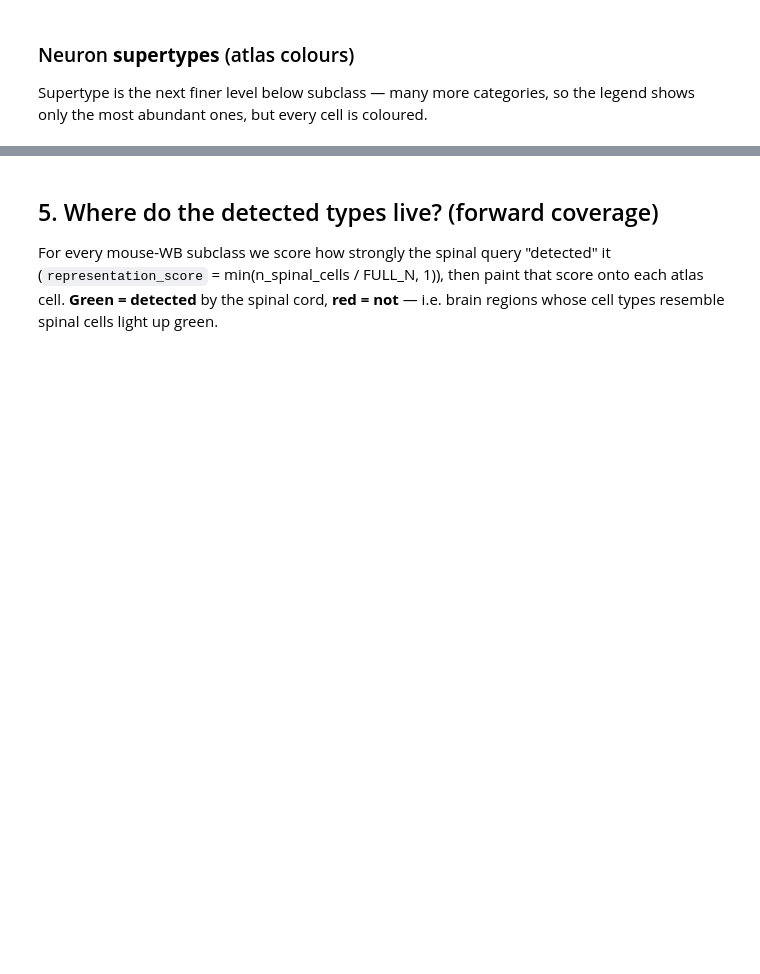
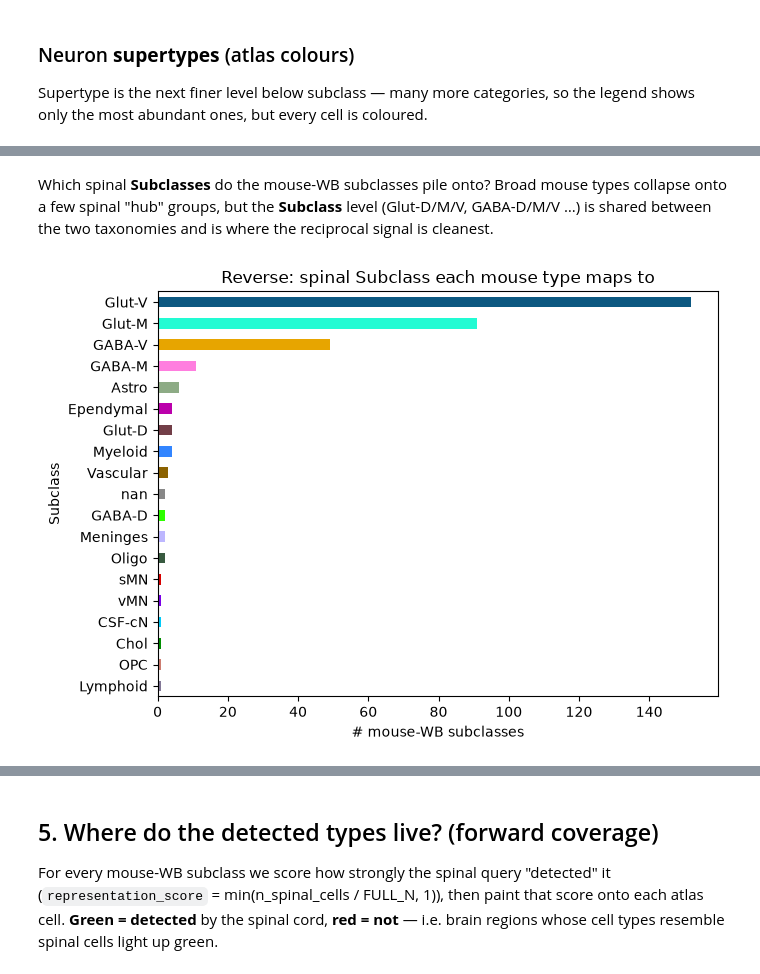
Before and after one commit to AllenInstitute/lipari_genomics_workshop_2026, a Jupyter notebook: session2/notebooks/session2_reciprocal_mapping_spatial.ipynb, the cells around one changed output, grey strips where cells are left out. Cells and saved outputs as stored; diff of their text form; code cells hidden in the pictures; blank space fills up the shorter version.

```diff
--- a/session2/notebooks/session2_reciprocal_mapping_spatial.ipynb
+++ b/session2/notebooks/session2_reciprocal_mapping_spatial.ipynb
@@ -334,0 +214,21 @@ plot_identities(neuron_obs, 'supertype_color', 'supertype',
+# %%
+mapping_df = mio.load_mapping_results(FORWARD_JSON, levels=[WB_SUBCLASS_LEVEL])
+print(mapping_df.shape[0], 'spinal cells mapped to a mouse-WB subclass')
+
+# Attach our spinal labels (read obs only; backed='r' keeps it light).
+adata_q = sc.read_h5ad(QUERY_H5AD, backed='r')
+qobs = adata_q.obs[[QUERY_SUBCLASS, QUERY_GROUP]].copy()
+mapping_df = mapping_df.join(qobs, how='left')
+
+# Canonical spinal-cord V2 colour palettes (label -> hex) straight from the atlas
+# h5ad `uns`, so every Subclass_V2 / Group_V2 plot uses the SAME colours as
+# Session 1. `uns['<key>_colors']` is aligned to the category order of obs['<key>'].
+def load_palette(adata, key):
+    cats = adata.obs[key].astype('category').cat.categories
+    cols = list(adata.uns[f'{key}_colors'])
+    return {c: cols[i] for i, c in enumerate(cats) if i < len(cols)}
+
+SUBCLASS_PAL = load_palette(adata_q, QUERY_SUBCLASS)   # Subclass_V2 colours
+GROUP_PAL = load_palette(adata_q, QUERY_GROUP)         # Group_V2 colours
+print(f'loaded {len(SUBCLASS_PAL)} Subclass_V2 + {len(GROUP_PAL)} Group_V2 colours')
+mapping_df.head()
@@ -334,0 +347,13 @@ plot_identities(neuron_obs, 'supertype_color', 'supertype',
+# %% [markdown]
+Which spinal **Subclasses** do the mouse-WB subclasses pile onto? Broad
+mouse types collapse onto a few spinal "hub" groups, but the **Subclass** level
+(Glut-D/M/V, GABA-D/M/V …) is shared between the two taxonomies and is where the
+reciprocal signal is cleanest.
+# %%
+fig, ax = plt.subplots(figsize=(7, 5))
+vc = reverse_df['Subclass'].value_counts()[::-1]
+vc.plot.barh(ax=ax, color=[SUBCLASS_PAL.get(s, '#888888') for s in vc.index])
+ax.set_xlabel('# mouse-WB subclasses'); ax.set_title('Reverse: spinal Subclass each mouse type maps to')
+plt.tight_layout(); plt.show()
+# %% [output]
+[figure, added]
```
Also changed, not shown: parts of 66 cells of this notebook, 13 other files.
